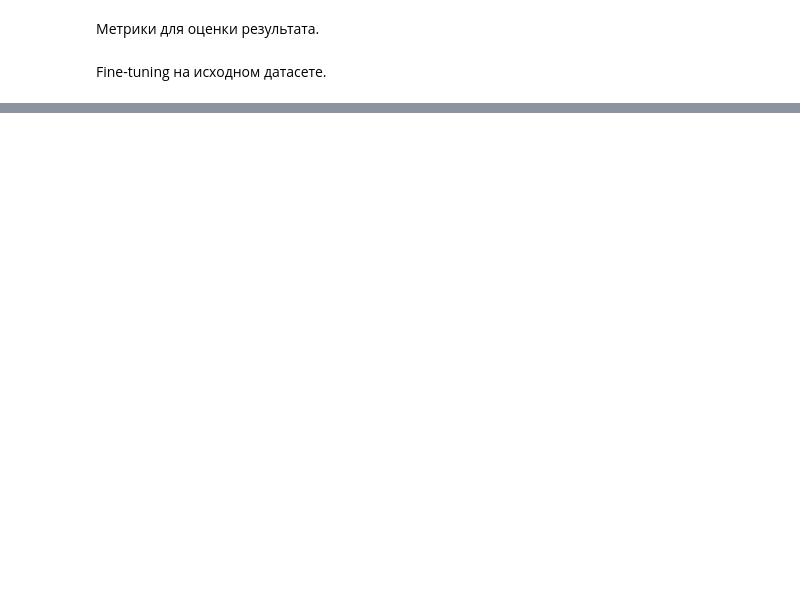
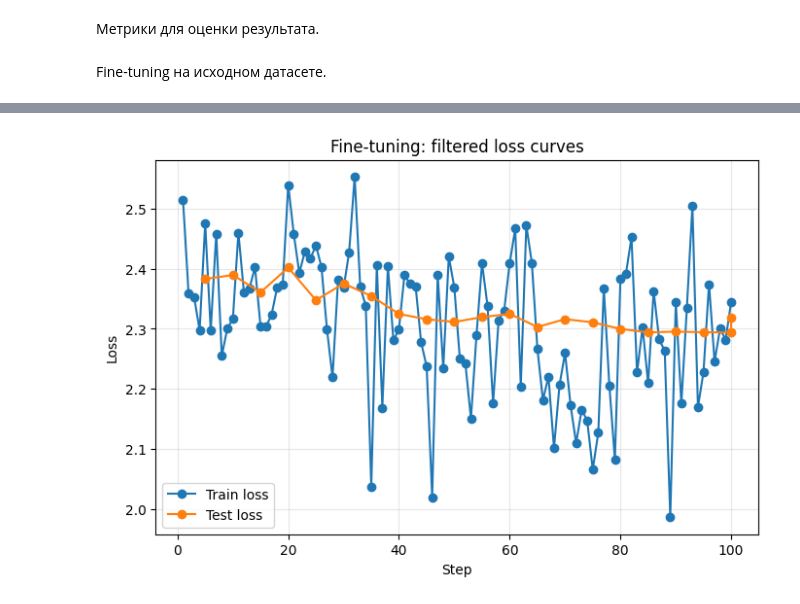
Before and after one commit to liminalvoid/nlp, a Jupyter notebook: sem_7.ipynb, the cells around one changed output, grey strips where cells are left out. Cells and saved outputs as stored; diff of their text form; code cells hidden in the pictures; blank space fills up the shorter version.

```diff
--- a/sem_7.ipynb
+++ b/sem_7.ipynb
@@ -89,7 +92,7 @@ DatasetDict({
 Ниже представлена токенизация и препроцессинг исходного корпуса.
 # %%
 model_checkpoint = "bert-base-uncased"
-tokenizer = AutoTokenizer.from_pretrained(model_checkpoints)
+tokenizer = AutoTokenizer.from_pretrained(model_checkpoint)
 preprocess = lambda batch: tokenizer(
     batch["news"],
     truncation=True,
@@ -198,7 +201,7 @@ Fine-tuning на исходном датасете.
 # %%
 data_collator = DataCollatorWithPadding(tokenizer=tokenizer)
 
-selected_range = range(100)
+selected_range = range(800)
 train_dataset = tokenized_dataset["train"].select(selected_range)
 test_dataset = tokenized_dataset["test"].select(selected_range)
 
@@ -208,7 +211,7 @@ eval_steps = 5
 print("Приблизительное количество шагов за эпоху:", steps_per_epoch)
 print("Валидация каждые", eval_steps, "шагов")
 
-trainint_args = TrainingArguments(
+training_args = TrainingArguments(
     output_dir="output",
     eval_strategy="steps",
     eval_steps=eval_steps,
@@ -221,7 +224,7 @@ trainint_args = TrainingArguments(
     per_device_eval_batch_size=32,
     num_train_epochs=2,
     weight_decay=0.01,
-    loadl_best_model_at_end=True,
+    load_best_model_at_end=True,
     metric_for_best_model="accuracy",
     greater_is_better=True,
     report_to="none",
@@ -231,10 +234,10 @@ trainer = Trainer(
     model=model,
     args=training_args,
     train_dataset=train_dataset,
-    eval_dataset=eval_dataset,
+    eval_dataset=test_dataset,
     processing_class=tokenizer,
     data_collator=data_collator,
-    compute_metrics=compute_metrics,
+    compute_metrics=calculate_metrics,
 )
 
 trainer.train()
@@ -240,0 +336,76 @@ trainer.train()
+# %%
+log_df = pd.DataFrame(trainer.state.log_history)
+
+train_logs = log_df.dropna(subset=["loss"]).copy() if "loss" in log_df.columns else pd.DataFrame()
+test_logs = log_df.dropna(subset=["eval_loss"]).copy() if "eval_loss" in log_df.columns else pd.DataFrame()
+summary_logs = log_df.dropna(subset=["train_loss"]).copy() if "train_loss" in log_df.columns else pd.DataFrame()
+
+print("=== Train Logs ===")
+if len(train_logs) > 0:
+    cols = [
+        c for c in ["step", "epoch", "loss", "grad_norm", "learning_rate"]
+        if c in train_logs.columns
+    ]
+    display(train_logs[cols].tail(10))
+else:
+    print("Нет train-логов")
+
+print("\n=== Eval Logs ===")
+if len(test_logs) > 0:
+    cols = [
+        c for c in ["step", "epoch", "eval_loss", "eval_accuracy", "eval_f1", "eval_runtime"]
+        if c in test_logs.columns
+    ]
+    display(test_logs[cols].tail(10))
+else:
+    print("Нет train-логов")
+
+print("\n=== Summary Logs ===")
+if len(summary_logs) > 0:
+    cols = [
+        c for c in ["train_runtime", "train_samples_per_second", "train_steps_per_second", "train_loss", "epoch"]
+        if c in summary_logs.columns
+    ]
+else:
+    print("Нет summary-логов")
+
+plt.figure(figsize=(8, 5))
+
+if len(train_logs) > 0:
+    plt.plot(train_logs["step"], train_logs["loss"], marker="o", label="Train loss")
+
+if len(test_logs) > 0:
+    plt.plot(test_logs["step"], test_logs["eval_loss"], marker="o", label="Test loss")
+
+plt.xlabel("Step")
+plt.ylabel("Loss")
+plt.title("Fine-tuning: filtered loss curves")
+plt.grid(True, alpha=0.3)
+plt.legend()
+plt.show()
+
+metric_cols = [
+    c for c in ["eval_accuracy", "eval_f1"]
+    if c in test_logs.columns
+]
+
+if len(test_logs) > 0 and len(metric_cols) > 0:
+    plt.figure(figsize=(8, 5))
+
+    for col in metric_cols:
+        plt.plot(
+            test_logs["step"],
+            test_logs[col],
+            marker="o",
+            label=col.replace("eval_", ""),
+        )
+
+    plt.xlabel("Step")
+    plt.ylabel("Score")
+    plt.title("Fine-tuning: test metrics")
+    plt.grid(True, alpha=0.3)
+    plt.legend()
+    plt.show()
+else:
+    print("Нет test-метрик для построения графика")
+# %% [output]
@@ -240,0 +437 @@ trainer.train()
+[figure, added]
```
Also changed, not shown: parts of 11 cells of this notebook.
